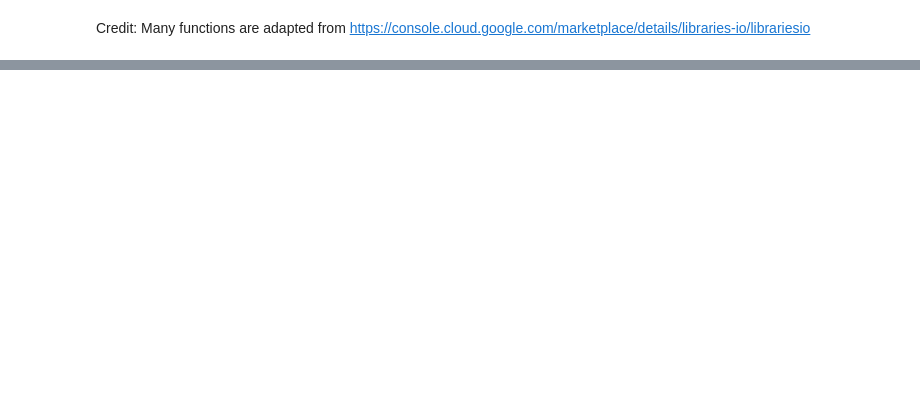
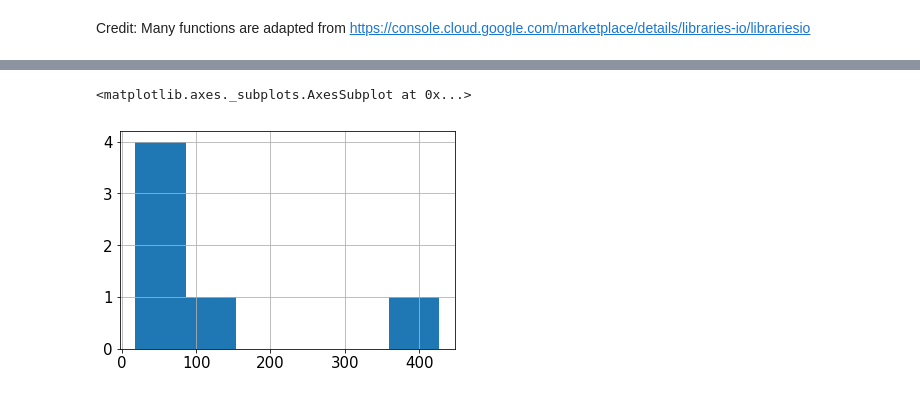
Before and after one commit to BriantOliveira/Topic-Modeling-NASA-Github, a Jupyter notebook: kernel.ipynb, the cells around one changed output, grey strips where cells are left out. Drawn from its saved outputs; the diff is of its cells as text; code cells hidden in the pictures; blank space fills up the shorter version.

```diff
--- a/kernel.ipynb
+++ b/kernel.ipynb
@@ -218,0 +358,20 @@ dependecies2
+# %%
+# What are the top dependencies user by NASA per manifest platform?
+
+query6 = """
+SELECT
+  manifest_platform,
+  COUNT(*) dependencies,
+  APPROX_TOP_COUNT(dependency_project_name, 5) top_dependencies
+FROM
+  `bigquery-public-data.libraries_io.repository_dependencies`
+WHERE
+ repository_name_with_owner IN ({names})
+
+GROUP BY
+ manifest_platform
+        """.format(names=', '.join('"' + name + '"' for name in names))
+main_dependecies = library.query_to_pandas_safe(query6, max_gb_scanned=30)
+results = pd.DataFrame(main_dependecies)
+df_dependencies = pd.DataFrame(results)
+df_dependencies
@@ -218,0 +389,10 @@ dependecies2
+# %%
+# Replacing all repetitive manifest platform names to uppercase
+
+df_dependencies['manifest_platform'] = df_dependencies['manifest_platform'].replace(['npm' , 'pypi', 'rubygems'], ['NPM', 'PyPI', 'Rubygems'])
+# df_dependencies
+# %%
+aggregation_functions = {'manifest_platform': 'first','dependencies': 'sum', 'top_dependencies': 'sum'}
+df_new = df_dependencies.groupby(df_dependencies['manifest_platform']).aggregate(aggregation_functions)
+joined_data = pd.DataFrame(df_new)
+joined_data
@@ -218,0 +408,6 @@ dependecies2
+# %%
+import matplotlib
+joined_data.dependencies.hist(bins=6)
+# %% [output]
+<matplotlib.axes._subplots.AxesSubplot at 0x...>
+[figure, added]
```
Also changed, not shown: parts of 34 cells of this notebook.
